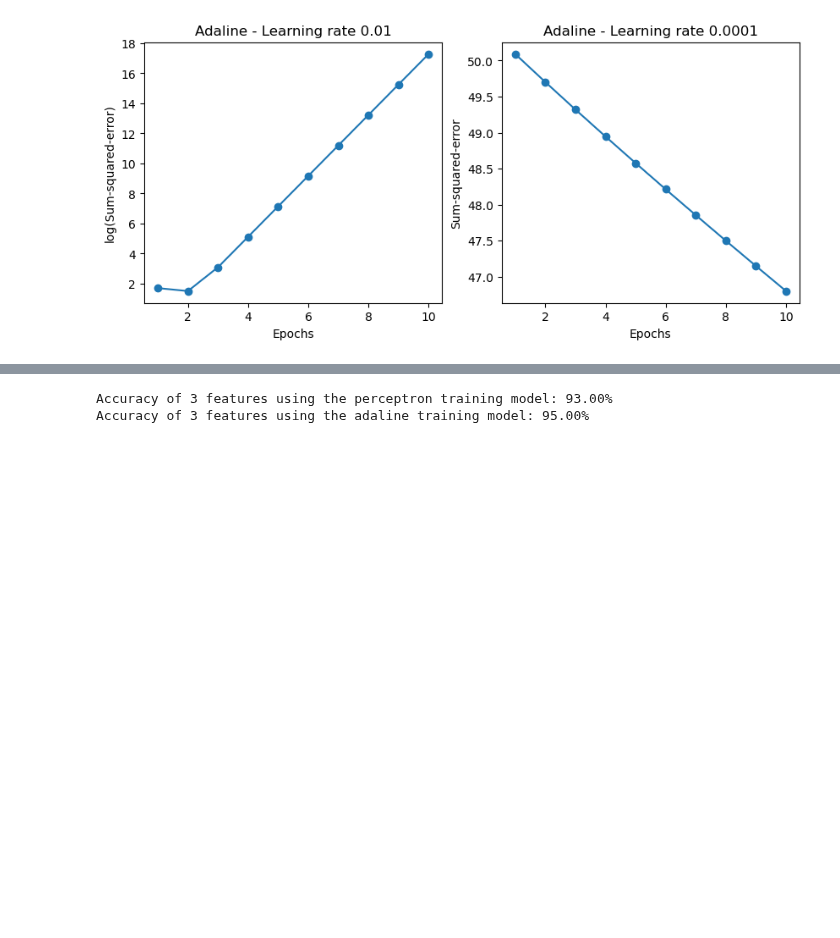
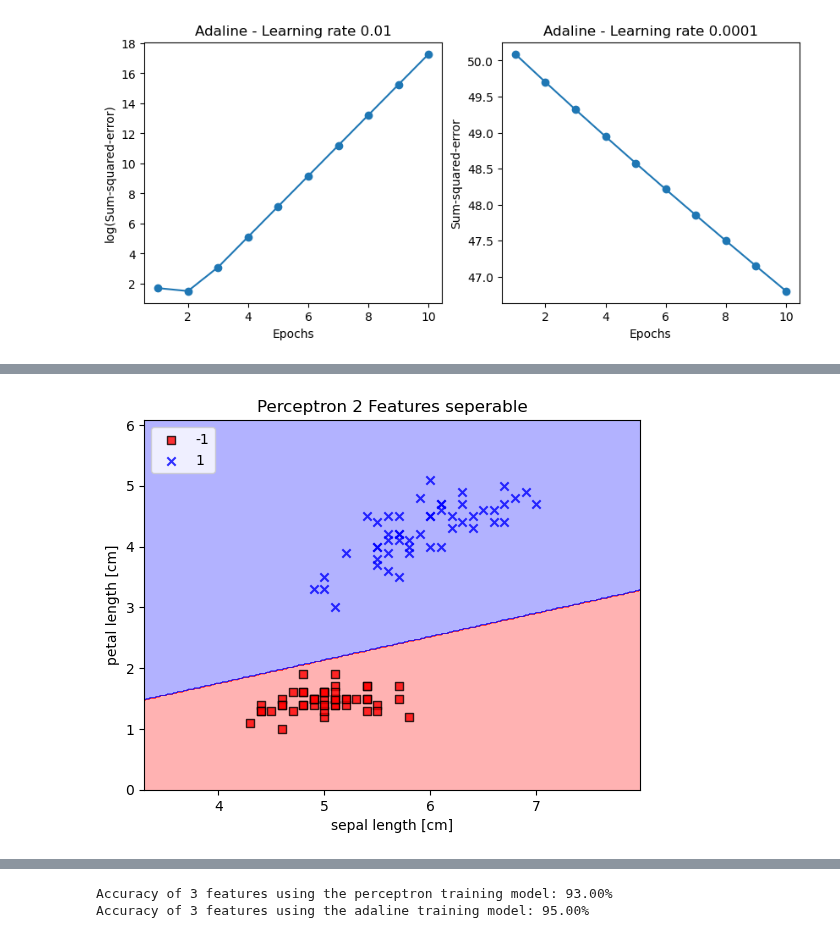
Before and after one commit to skg295/Machine_Learning, a Jupyter notebook: lab1_ml2024.ipynb, the cells around one changed output, grey strips where cells are left out. Drawn from its saved outputs; the diff is of its cells as text; code cells hidden in the pictures; blank space fills up the shorter version.

```diff
--- a/lab1_ml2024.ipynb
+++ b/lab1_ml2024.ipynb
@@ -446,0 +183,82 @@ X_std[:, 1] = (X[:, 1] - X[:, 1].mean()) / X[:, 1].std()
+# %%
+#Steps 1 through 4 Picking 2 classes that are lineraly seperable
+%matplotlib inline
+import matplotlib.pyplot as plt
+import numpy as np
+
+# select setosa and versicolor
+y = df.iloc[0:100, 4].values
+y = np.where(y == 'Iris-setosa', -1, 1)
+
+# extract sepal length and petal length
+feature_names = ['sepal length (cm)', 'sepal width (cm)', 'petal length (cm)', 'petal width (cm)']
+X = df.iloc[0:100, [0, 2]].values
+
+# plot data
+plt.scatter(X[:50, 0], X[:50, 1],
+            color='red', marker='o', label='setosa')
+plt.scatter(X[50:100, 0], X[50:100, 1],
+            color='blue', marker='x', label='versicolor')
+
+plt.xlabel('sepal length [cm]')
+plt.ylabel('petal length [cm]')
+plt.legend(loc='upper left')
+
+# plt.savefig('images/02_06.png', dpi=300)
+plt.show()
+
+ppn = Perceptron(eta=0.1, n_iter=10)
+
+ppn.fit(X, y)
+
+plt.plot(range(1, len(ppn.errors_) + 1), ppn.errors_, marker='o')
+plt.xlabel('Epochs')
+plt.ylabel('Number of updates')
+
+# plt.savefig('images/02_07.png', dpi=300)
+plt.show()
+
+#Decision boundry using perceptron ML for 2 features seperable
+from matplotlib.colors import ListedColormap
+def plot_decision_regions(X, y, classifier, resolution=0.02):
+
+    # setup marker generator and color map
+    markers = ('s', 'x', 'o', '^', 'v')
+    colors = ('red', 'blue', 'lightgreen', 'gray', 'cyan')
+    cmap = ListedColormap(colors[:len(np.unique(y))])
+
+    # plot the decision surface
+    x1_min, x1_max = X[:, 0].min() - 1, X[:, 0].max() + 1
+    x2_min, x2_max = X[:, 1].min() - 1, X[:, 1].max() + 1
+    xx1, xx2 = np.meshgrid(np.arange(x1_min, x1_max, resolution),
+                           np.arange(x2_min, x2_max, resolution))
+    Z = classifier.predict(np.array([xx1.ravel(), xx2.ravel()]).T)
+    Z = Z.reshape(xx1.shape)
+    plt.contourf(xx1, xx2, Z, alpha=0.3, cmap=cmap)
+    plt.xlim(xx1.min(), xx1.max())
+    plt.ylim(xx2.min(), xx2.max())
+
+    # plot class examples
+    for idx, cl in enumerate(np.unique(y)):
+        plt.scatter(x=X[y == cl, 0],
+                    y=X[y == cl, 1],
+                    alpha=0.8,
+                    c=colors[idx],
+                    marker=markers[idx],
+                    label=cl,
+                    edgecolor='black')
+
+plot_decision_regions(X, y, classifier=ppn)
+plt.xlabel('sepal length [cm]')
+plt.ylabel('petal length [cm]')
+plt.legend(loc='upper left')
+plt.title('Perceptron 2 Features seperable')
+
+
+# plt.savefig('images/02_08.png', dpi=300)
+plt.show()
+
+# Assuming y_true contains the true class labels and y_pred contains the predicted labels
+accuracy_result = accuracy_score(y, y_pred)
+print(f'Accuracy: {accuracy_result * 100:.2f}%')
+# %% [output]
@@ -446,0 +267 @@ X_std[:, 1] = (X[:, 1] - X[:, 1].mean()) / X[:, 1].std()
+[figure, added]
```
Also changed, not shown: parts of 20 cells of this notebook.
